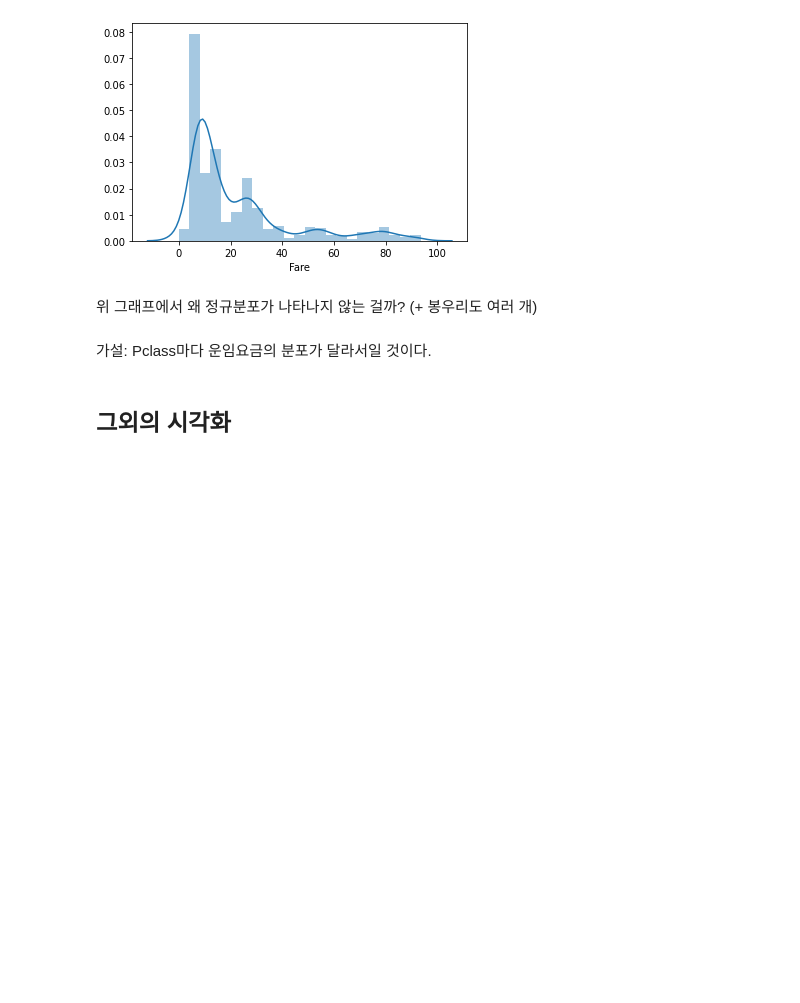
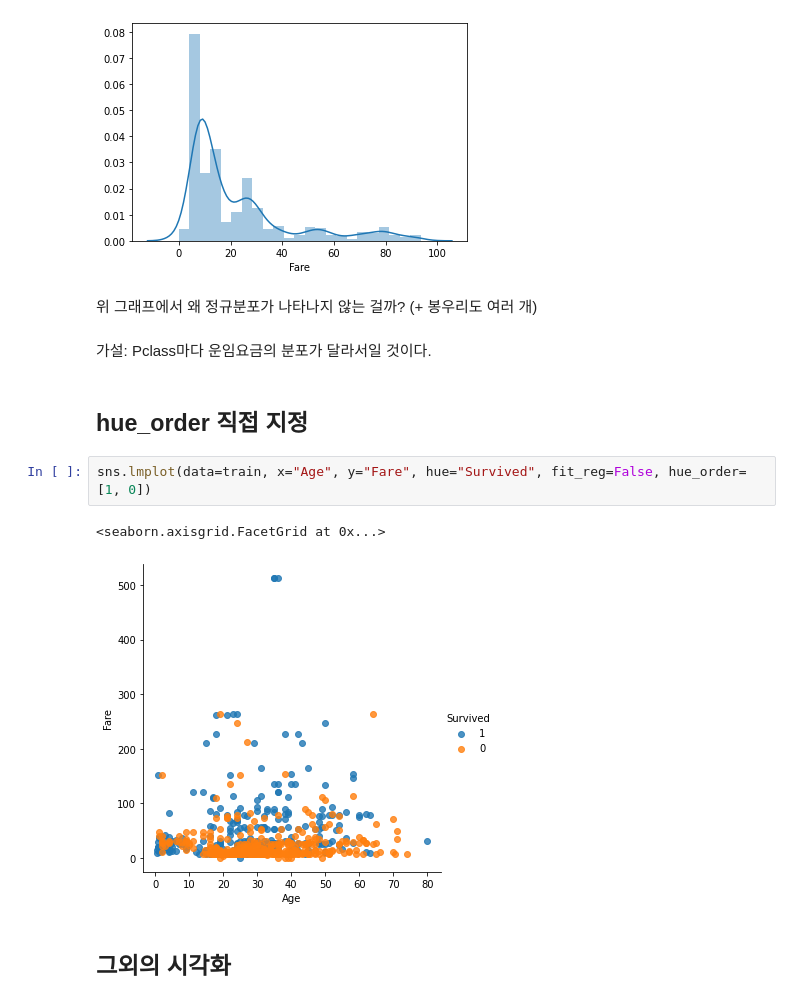
Before and after one commit to lsGee/TIL, a Jupyter notebook: 01.Python/python_ds_1.ipynb, the cells around one changed output. Drawn from its saved outputs; the diff is of its cells as text; blank space fills up the shorter version.

```diff
--- a/01.Python/python_ds_1.ipynb
+++ b/01.Python/python_ds_1.ipynb
@@ -542,6 +543,13 @@ sns.distplot(low_fare["Fare"])
 # %% [markdown]
 위 그래프에서 왜 정규분포가 나타나지 않는 걸까? (+ 봉우리도 여러 개)<br><br>
 가설: Pclass마다 운임요금의 분포가 달라서일 것이다.
+# %% [markdown]
+## hue_order 직접 지정
+# %%
+sns.lmplot(data=train, x="Age", y="Fare", hue="Survived", fit_reg=False, hue_order=[1, 0])
+# %% [output]
+<seaborn.axisgrid.FacetGrid at 0x...>
+[figure, added]
 # %% [markdown]
 ## 그외의 시각화
 # %% [markdown]
```
Also changed, not shown: parts of 1 cell of this notebook.
